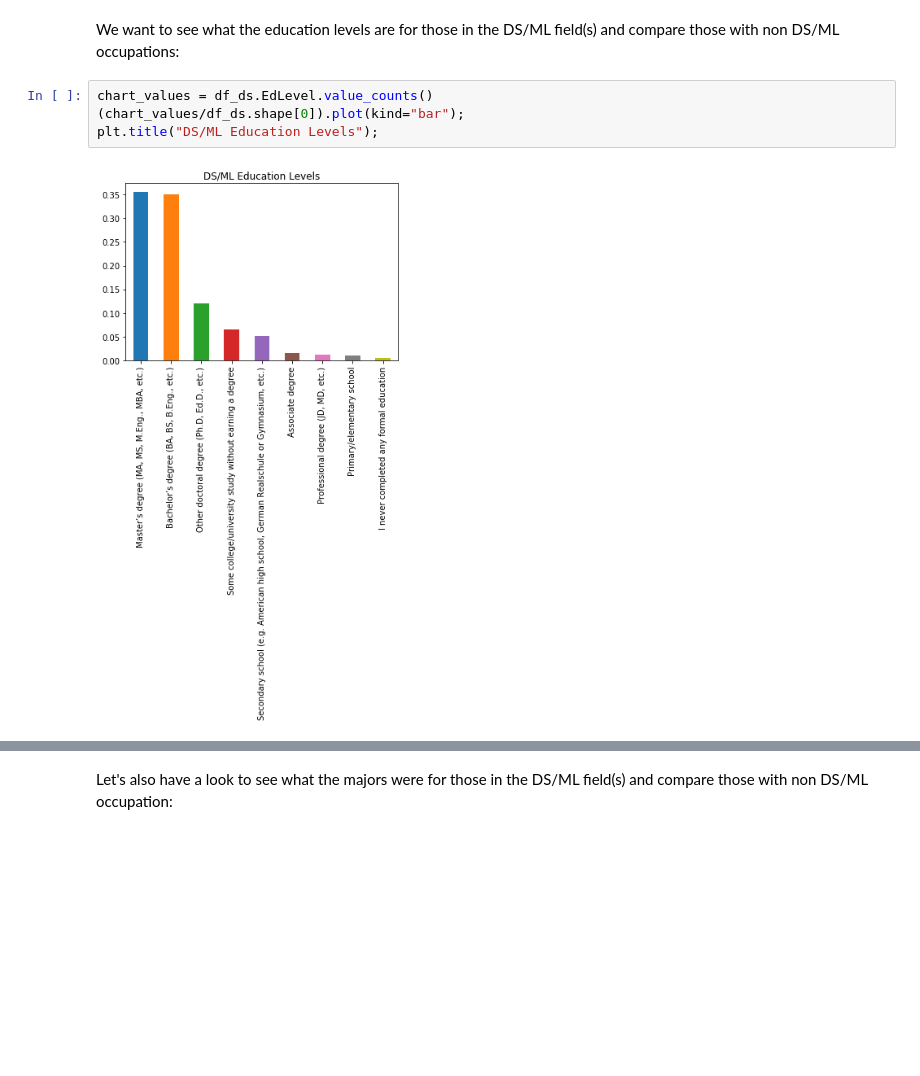
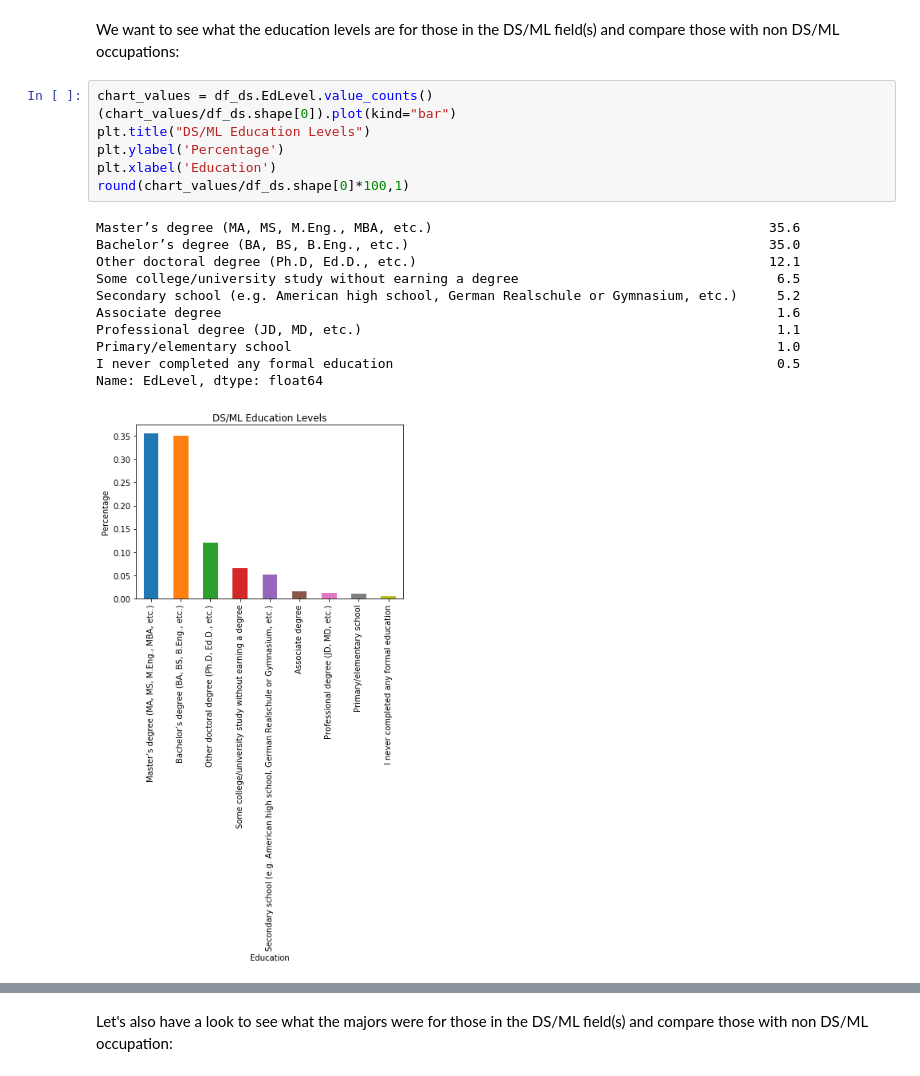
Before and after one commit to lilleboe/stackoverflow_research, a Jupyter notebook: research.ipynb, the cells around one changed output, grey strips where cells are left out. Saved outputs shown, nothing was run; the diff lists cells and outputs as text; blank space fills up the shorter version.

Commit message:
chart added research tweaks

```diff
--- a/research.ipynb
+++ b/research.ipynb
@@ -155,9 +155,22 @@ Number of rows in non-DS/ML occupations: 74875
 We want to see what the education levels are for those in the DS/ML field(s) and compare those with non DS/ML occupations:
 # %%
 chart_values = df_ds.EdLevel.value_counts()
-(chart_values/df_ds.shape[0]).plot(kind="bar");
-plt.title("DS/ML Education Levels");
+(chart_values/df_ds.shape[0]).plot(kind="bar")
+plt.title("DS/ML Education Levels")
+plt.ylabel('Percentage')
+plt.xlabel('Education')
+round(chart_values/df_ds.shape[0]*100,1)
 # %% [output]
+Master’s degree (MA, MS, M.Eng., MBA, etc.)                                           35.6
+Bachelor’s degree (BA, BS, B.Eng., etc.)                                              35.0
+Other doctoral degree (Ph.D, Ed.D., etc.)                                             12.1
+Some college/university study without earning a degree                                 6.5
+Secondary school (e.g. American high school, German Realschule or Gymnasium, etc.)     5.2
+Associate degree                                                                       1.6
+Professional degree (JD, MD, etc.)                                                     1.1
+Primary/elementary school                                                              1.0
+I never completed any formal education                                                 0.5
+Name: EdLevel, dtype: float64
-[figure, old version]
+[figure, new version]
 # %%
 chart_values = df_non_ds.EdLevel.value_counts()
```
Also changed, not shown: parts of 10 cells of this notebook, 2 other files.
